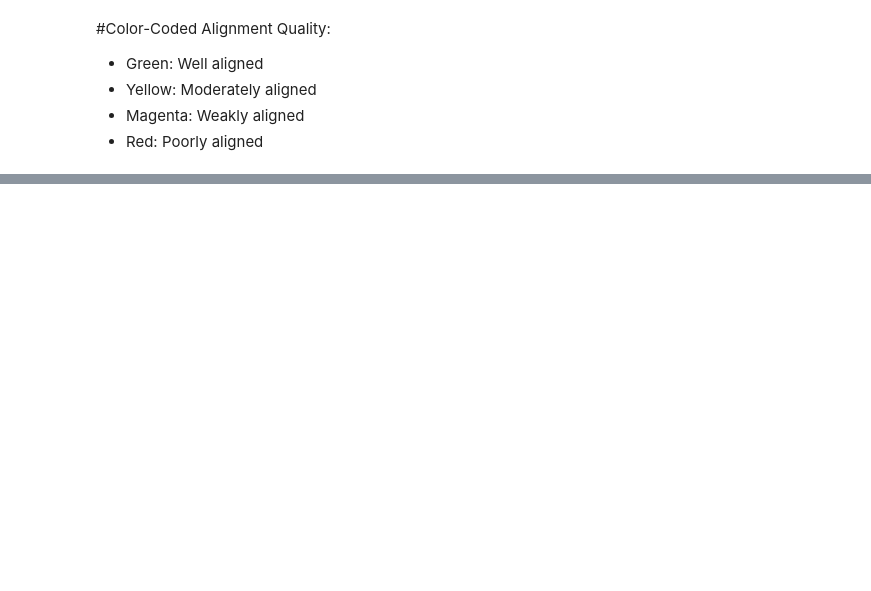
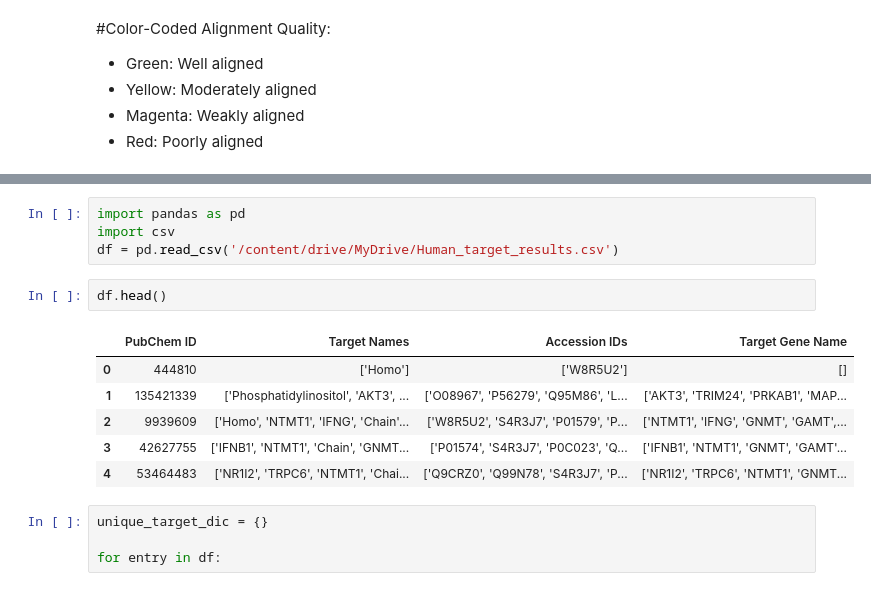
Before and after one commit to kattens/ChemBridge, a Jupyter notebook: Visualization_and_Alignment.ipynb, the cells around one changed output, grey strips where cells are left out. Cells and saved outputs as stored; diff of their text form; blank space fills up the shorter version.

Commit message:
Unique Protein Target Identification Added

```diff
--- a/Visualization_and_Alignment.ipynb
+++ b/Visualization_and_Alignment.ipynb
@@ -640,0 +654,17 @@ From MET 221 to PHE 260
+# %%
+import pandas as pd
+import csv
+df = pd.read_csv('/content/drive/MyDrive/Human_target_results.csv')
+# %%
+df.head()
+# %% [output]
+|  | PubChem ID | Target Names | Accession IDs | Target Gene Name |
+| 0 | 444810 | ['Homo'] | ['W8R5U2'] | [] |
+| 1 | 135421339 | ['Phosphatidylinositol', 'AKT3', ... | ['O08967', 'P56279', 'Q95M86', 'L... | ['AKT3', 'TRIM24', 'PRKAB1', 'MAP... |
+| 2 | 9939609 | ['Homo', 'NTMT1', 'IFNG', 'Chain'... | ['W8R5U2', 'S4R3J7', 'P01579', 'P... | ['NTMT1', 'IFNG', 'GNMT', 'GAMT',... |
+| 3 | 42627755 | ['IFNB1', 'NTMT1', 'Chain', 'GNMT... | ['P01574', 'S4R3J7', 'P0C023', 'Q... | ['IFNB1', 'NTMT1', 'GNMT', 'GAMT'... |
+| 4 | 53464483 | ['NR1I2', 'TRPC6', 'NTMT1', 'Chai... | ['Q9CRZ0', 'Q99N78', 'S4R3J7', 'P... | ['NR1I2', 'TRPC6', 'NTMT1', 'GNMT... |
+# %%
+unique_target_dic = {}
+
+for entry in df:
```
Also changed, not shown: parts of 4 cells of this notebook.
